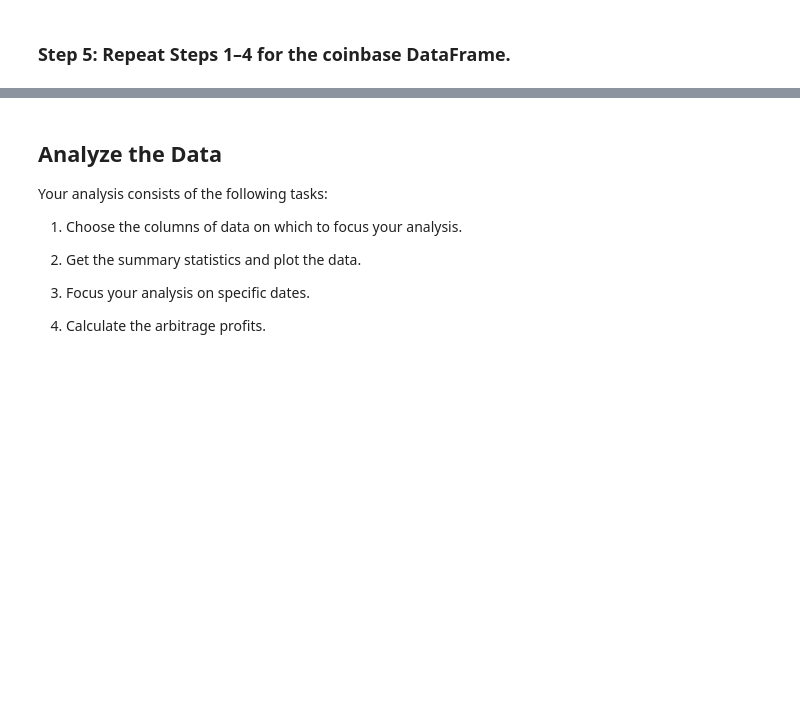
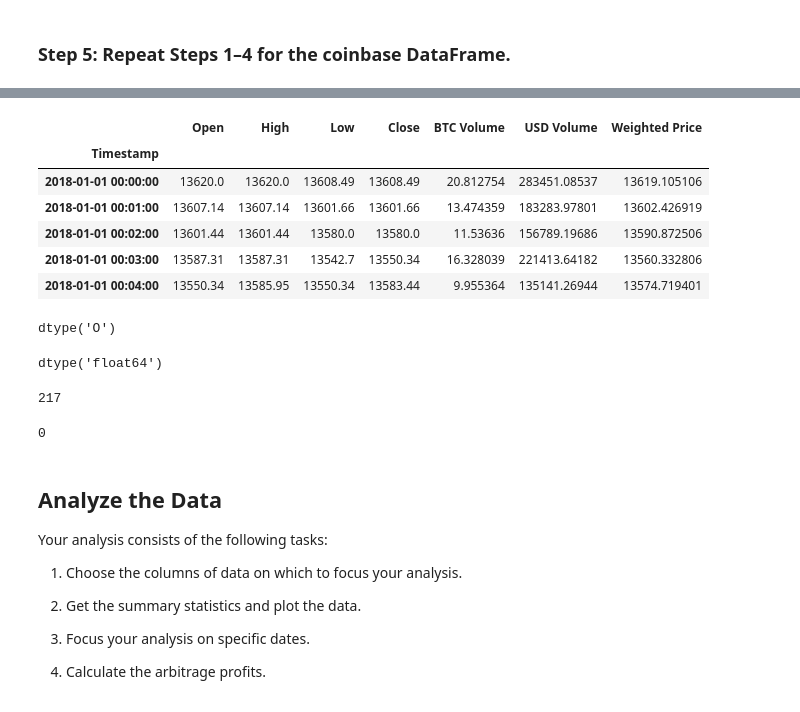
Before and after one commit to rhurst11/Fintech_Module_3_Challenge, a Jupyter notebook: Starter_Code/crypto_arbitrage.ipynb, the cells around one changed output, grey strips where cells are left out. Drawn from its saved outputs; the diff is of its cells as text; code cells hidden in the pictures; blank space fills up the shorter version.

Commit message:
Finished up Data cleaning for both exchanges

```diff
--- a/Starter_Code/crypto_arbitrage.ipynb
+++ b/Starter_Code/crypto_arbitrage.ipynb
@@ -183,0 +188,3 @@ bitstamp.duplicated().sum()
+# %%
+# COINBASE_step1: replacing null values with 'unknown'
+coinbase = coinbase.fillna('unknown')
@@ -183,0 +203,22 @@ bitstamp.duplicated().sum()
+# %%
+# COINBASE_step2:
+# Use the str.replace function to remove the dollar sign, $
+coinbase['Close'] = coinbase['Close'].str.replace('$', '',regex=True)
+# %%
+# COINBASE_step2:
+# verify replace went through to main df
+coinbase.head()
+# %% [output]
+|  | Open | High | Low | Close | BTC Volume | USD Volume | Weighted Price |
+| Timestamp |  |  |  |  |  |  |  |
+| 2018-01-01 00:00:00 | 13620.0 | 13620.0 | 13608.49 | 13608.49 | 20.812754 | 283451.08537 | 13619.105106 |
+| 2018-01-01 00:01:00 | 13607.14 | 13607.14 | 13601.66 | 13601.66 | 13.474359 | 183283.97801 | 13602.426919 |
+| 2018-01-01 00:02:00 | 13601.44 | 13601.44 | 13580.0 | 13580.0 | 11.53636 | 156789.19686 | 13590.872506 |
+| 2018-01-01 00:03:00 | 13587.31 | 13587.31 | 13542.7 | 13550.34 | 16.328039 | 221413.64182 | 13560.332806 |
+| 2018-01-01 00:04:00 | 13550.34 | 13585.95 | 13550.34 | 13583.44 | 9.955364 | 135141.26944 | 13574.719401 |
+# %%
+#COINBASE_step3
+#checking data type
+coinbase['Close'].dtypes
+# %% [output]
+dtype('O')
@@ -184,3 +229,23 @@ bitstamp.duplicated().sum()
+# %%
+#COINBASE_step3
+#verify conversion works in main df
+coinbase['Close'].dtypes
+# %% [output]
+dtype('float64')
+# %%
+#COINBASE_step4
+# Review the data for duplicate values, and drop them if necessary
+coinbase.duplicated().sum()
+# %% [output]
+217
+# %%
+#COINBASE_step4
+#remove duplicate values
+#verify drop in main df
+coinbase.drop_duplicates(inplace = True)
+coinbase.duplicated().sum()
+# %% [output]
+0
 # %% [markdown]
 ## Analyze the Data
 
```
Also changed, not shown: parts of 6 cells of this notebook.
